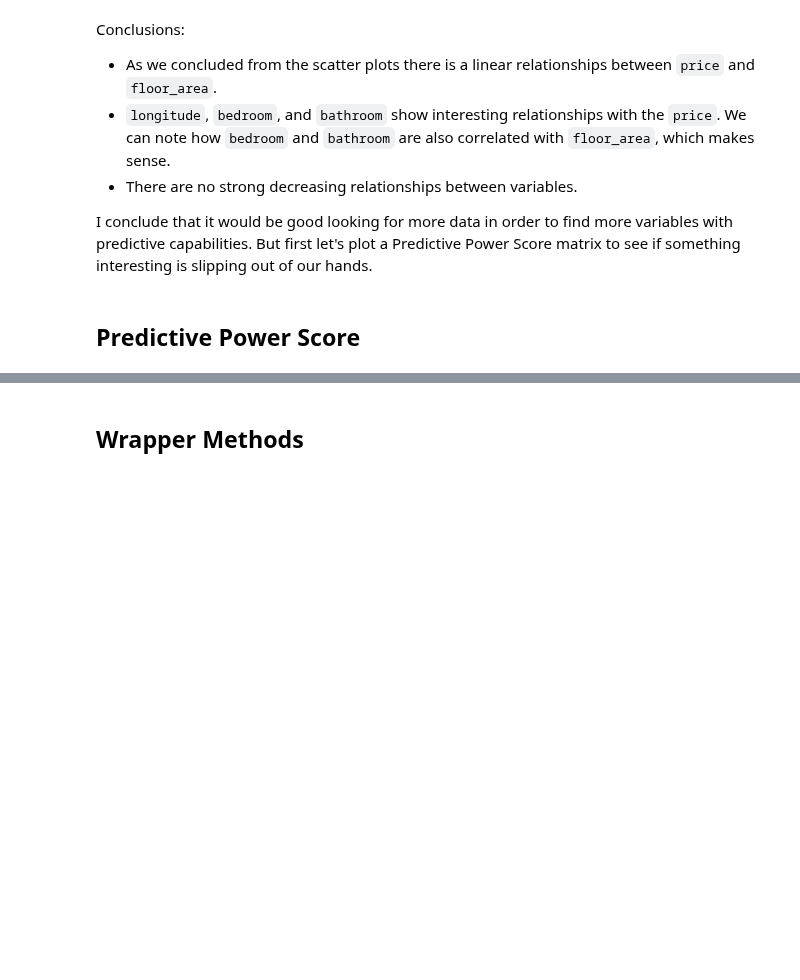
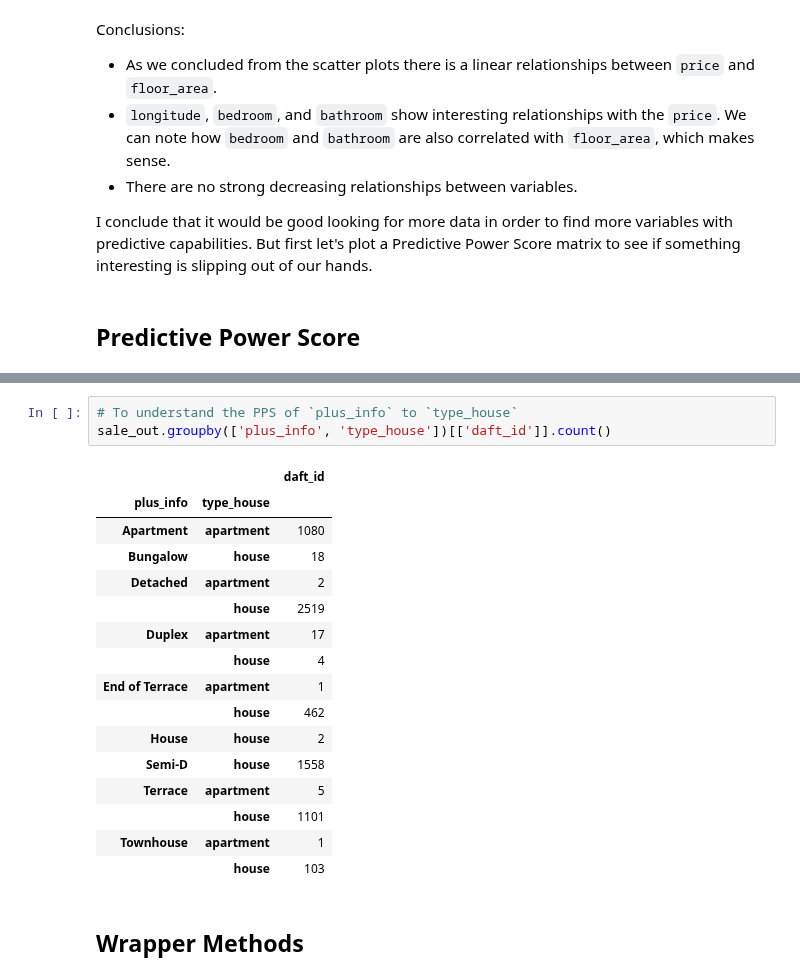
Before and after one commit to javiicc/Identifying_Potential_Investment_Opportunities_In_The_Irish_Real_Estate_Market_Using_MachineLearning, a Jupyter notebook: Data_Analysis.ipynb, the cells around one changed output, grey strips where cells are left out. Saved outputs shown, nothing was run; the diff lists cells and outputs as text; blank space fills up the shorter version.

```diff
--- a/Data_Analysis.ipynb
+++ b/Data_Analysis.ipynb
@@ -948,3 +968,23 @@ sns.heatmap(matrix_df, vmin=0, vmax=1, cmap="Blues", linewidths=0.5, annot=True)
+# %%
+# To understand the PPS of `plus_info` to `type_house`
+sale_out.groupby(['plus_info', 'type_house'])[['daft_id']].count()
+# %% [output]
+|  |  | daft_id |
+| plus_info | type_house |  |
+| Apartment | apartment | 1080 |
+| Bungalow | house | 18 |
+| Detached | apartment | 2 |
+|  | house | 2519 |
+| Duplex | apartment | 17 |
+|  | house | 4 |
+| End of Terrace | apartment | 1 |
+|  | house | 462 |
+| House | house | 2 |
+| Semi-D | house | 1558 |
+| Terrace | apartment | 5 |
+|  | house | 1101 |
+| Townhouse | apartment | 1 |
+|  | house | 103 |
 # %% [markdown]
 ## Wrapper Methods
 # %%
```
Also changed, not shown: parts of 7 cells of this notebook.
